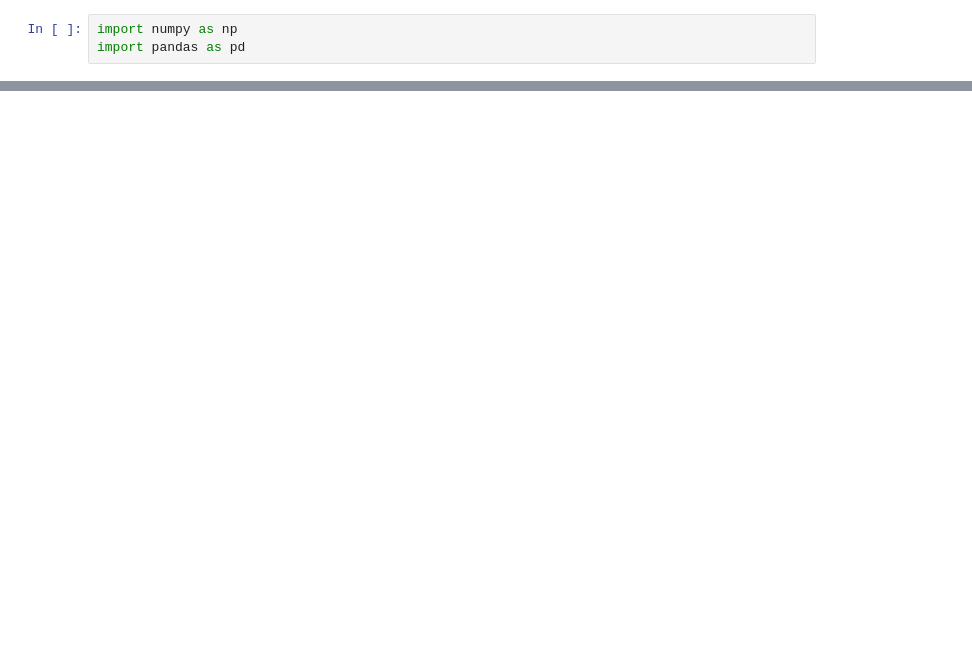
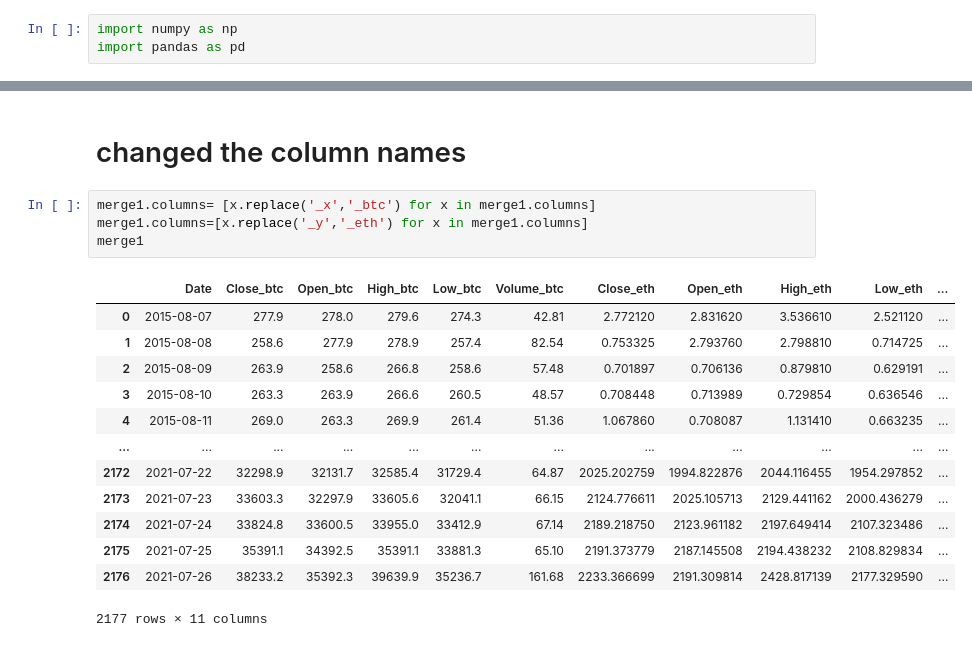
Before and after one commit to data301-2021-winter1/project-group08-project, a Jupyter notebook: notebooks/mete_cil.ipynb, the cells around one changed output, grey strips where cells are left out. Cells and saved outputs as stored; diff of their text form; blank space fills up the shorter version.

```diff
--- a/notebooks/mete_cil.ipynb
+++ b/notebooks/mete_cil.ipynb
@@ -40,0 +261,20 @@ pd.read_csv("/Users/metec/school/project-group08-project/data/processed/etherium
+# %% [markdown]
+# changed the column names
+# %%
+merge1.columns= [x.replace('_x','_btc') for x in merge1.columns]
+merge1.columns=[x.replace('_y','_eth') for x in merge1.columns]
+merge1
+# %% [output]
+|  | Date | Close_btc | Open_btc | High_btc | Low_btc | Volume_btc | Close_eth | Open_eth | High_eth | Low_eth | ... |
+| 0 | 2015-08-07 | 277.9 | 278.0 | 279.6 | 274.3 | 42.81 | 2.772120 | 2.831620 | 3.536610 | 2.521120 | ... |
+| 1 | 2015-08-08 | 258.6 | 277.9 | 278.9 | 257.4 | 82.54 | 0.753325 | 2.793760 | 2.798810 | 0.714725 | ... |
+| 2 | 2015-08-09 | 263.9 | 258.6 | 266.8 | 258.6 | 57.48 | 0.701897 | 0.706136 | 0.879810 | 0.629191 | ... |
+| 3 | 2015-08-10 | 263.3 | 263.9 | 266.6 | 260.5 | 48.57 | 0.708448 | 0.713989 | 0.729854 | 0.636546 | ... |
+| 4 | 2015-08-11 | 269.0 | 263.3 | 269.9 | 261.4 | 51.36 | 1.067860 | 0.708087 | 1.131410 | 0.663235 | ... |
+| ... | ... | ... | ... | ... | ... | ... | ... | ... | ... | ... | ... |
+| 2172 | 2021-07-22 | 32298.9 | 32131.7 | 32585.4 | 31729.4 | 64.87 | 2025.202759 | 1994.822876 | 2044.116455 | 1954.297852 | ... |
+| 2173 | 2021-07-23 | 33603.3 | 32297.9 | 33605.6 | 32041.1 | 66.15 | 2124.776611 | 2025.105713 | 2129.441162 | 2000.436279 | ... |
+| 2174 | 2021-07-24 | 33824.8 | 33600.5 | 33955.0 | 33412.9 | 67.14 | 2189.218750 | 2123.961182 | 2197.649414 | 2107.323486 | ... |
+| 2175 | 2021-07-25 | 35391.1 | 34392.5 | 35391.1 | 33881.3 | 65.10 | 2191.373779 | 2187.145508 | 2194.438232 | 2108.829834 | ... |
+| 2176 | 2021-07-26 | 38233.2 | 35392.3 | 39639.9 | 35236.7 | 161.68 | 2233.366699 | 2191.309814 | 2428.817139 | 2177.329590 | ... |
+2177 rows × 11 columns
```
Also changed, not shown: parts of 30 cells of this notebook, 3 other files.
